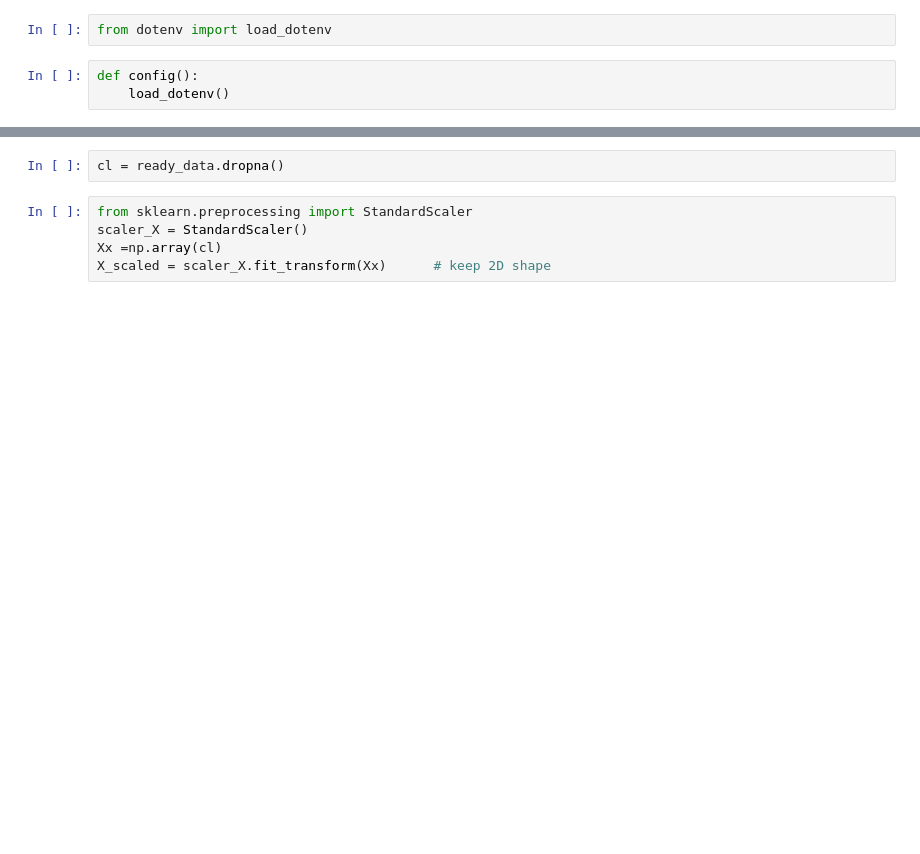
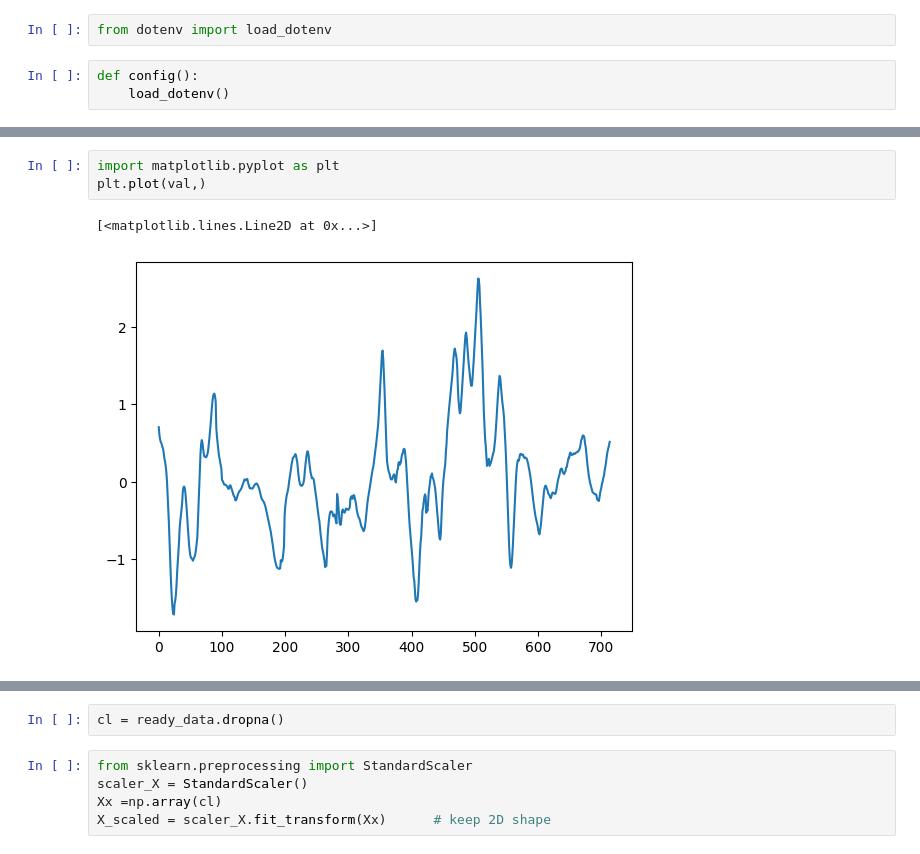
Before and after one commit to LaxmanGhadi/Crypto_bot, a Jupyter notebook: ModelFile/LSTM_File/API_TESTS.ipynb, the cells around one changed output, grey strips where cells are left out. Cells and saved outputs as stored; diff of their text form; blank space fills up the shorter version.

```diff
--- a/ModelFile/LSTM_File/API_TESTS.ipynb
+++ b/ModelFile/LSTM_File/API_TESTS.ipynb
@@ -199,0 +280,6 @@ model = load_model("best_lstm_model_v2.keras", compile=False)
+# %%
+import matplotlib.pyplot as plt
+plt.plot(val,)
+# %% [output]
+[<matplotlib.lines.Line2D at 0x...>]
+[figure, added]
```
Also changed, not shown: parts of 18 cells of this notebook.
